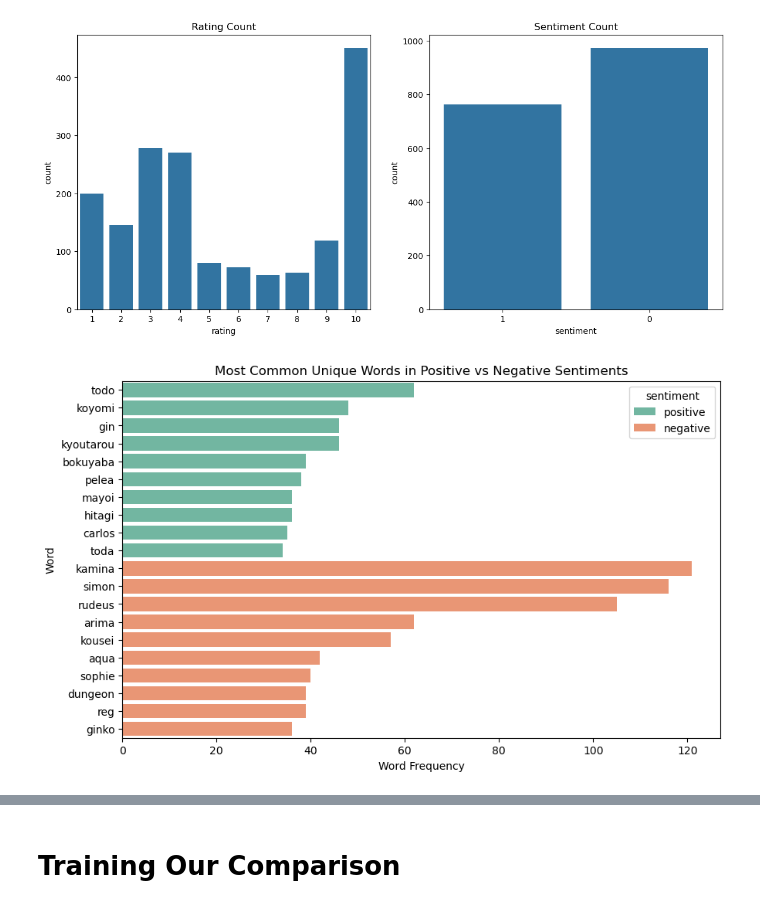
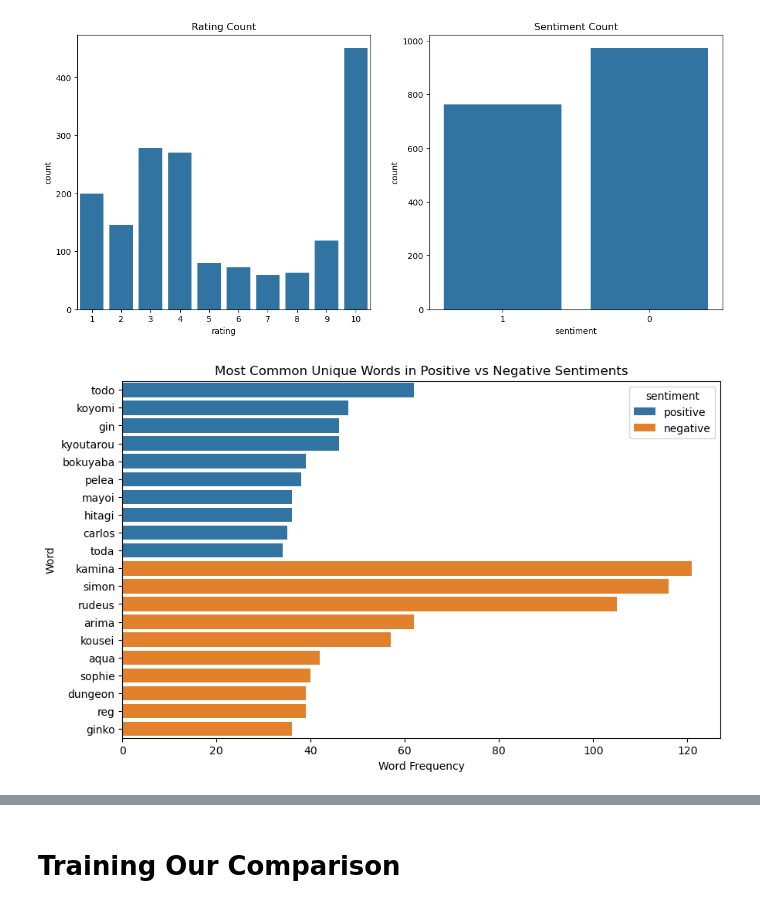
Before and after one commit to Rijad-Ismailovic/Anime_Review_Sentiment_Detection, a Jupyter notebook: project.ipynb, the cells around one changed output, grey strips where cells are left out. Saved outputs shown, nothing was run; the diff lists cells and outputs as text; code cells hidden in the pictures.

Commit message:
Added final graph

```diff
--- a/project.ipynb
+++ b/project.ipynb
@@ -179,34 +179,34 @@ positive_tokens = positive_df['review'].progress_apply(nltk.word_tokenize).explo
 negative_tokens = negative_df['review'].progress_apply(nltk.word_tokenize).explode()
 
 common_tokens = set(positive_tokens) & set(negative_tokens)
 
 # izbrise zajednice tokene
 positive_tokens_unique = positive_tokens[~positive_tokens.isin(common_tokens)]
 negative_tokens_unique = negative_tokens[~negative_tokens.isin(common_tokens)]
 
 positive_freq_dist_unique = nltk.FreqDist(positive_tokens_unique)
 negative_freq_dist_unique = nltk.FreqDist(negative_tokens_unique)
 
 positive_common_words = positive_freq_dist_unique.most_common(10)
 negative_common_words = negative_freq_dist_unique.most_common(10)
 
 positive_df_plot = pd.DataFrame(positive_common_words, columns=['word', 'count'])
 positive_df_plot['sentiment'] = 'positive'
 
 negative_df_plot = pd.DataFrame(negative_common_words, columns=['word', 'count'])
 negative_df_plot['sentiment'] = 'negative'
 
 plot_df = pd.concat([positive_df_plot, negative_df_plot])
 
 plt.figure(figsize=(10, 6))
-sns.barplot(x='count', y='word', hue='sentiment', data=plot_df, palette="Set2")
+sns.barplot(x='count', y='word', hue='sentiment', data=plot_df)
 
 plt.title('Most Common Unique Words in Positive vs Negative Sentiments')
 plt.xlabel('Word Frequency')
 plt.ylabel('Word')
 
 plt.show()
 # %% [output]
-[figure, old version]
+[figure, new version]
 # %%
 plt.figure(figsize=(10, 6))
```
Also changed, not shown: parts of 5 cells of this notebook.
